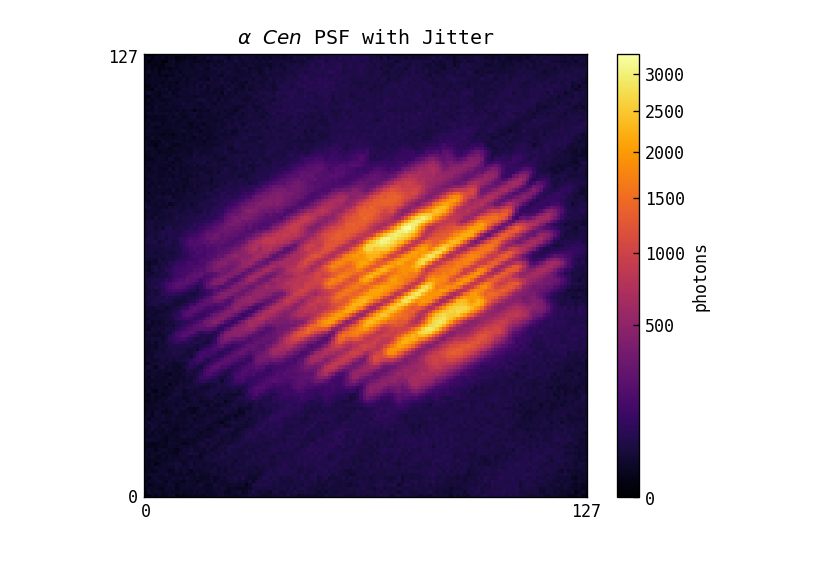
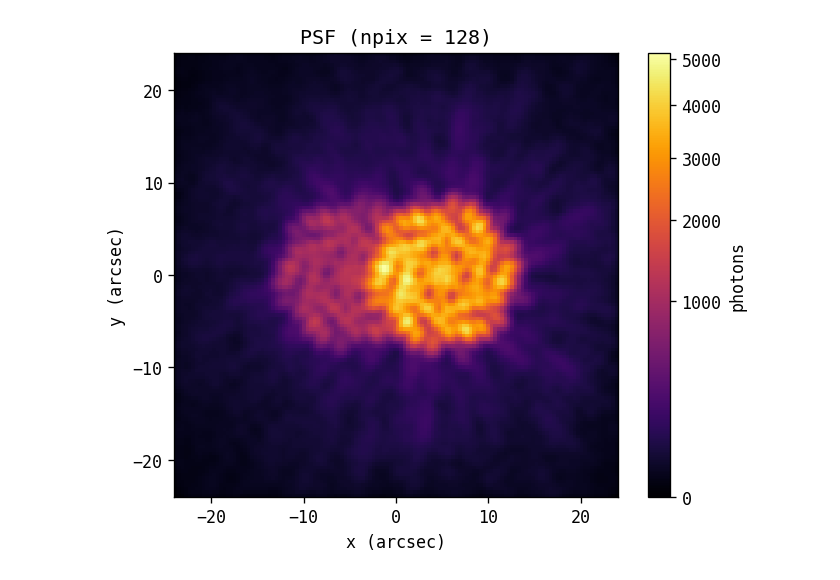
Before and after one commit to maxecharles/toliman-phd, a Jupyter notebook: main.ipynb, the cells around one changed output. Cells and saved outputs as stored; diff of their text form; code cells hidden in the pictures.

Commit message:
asymmetric jitter working

```diff
--- a/main.ipynb
+++ b/main.ipynb
@@ -39,7 +21,0 @@ utils.PlotSqrtPSF(PSF, title=r'$\alpha$ $Cen$ Simulated PSF')
-# %%
-jitfunc = ac.get_jitter_func(optics, source)
-jitPSF = jitfunc(rad=30, angle=30, npsf=15)
-noisePSF = ac.add_noise_to_psf(jitPSF)
-utils.PlotSqrtPSF(noisePSF, title=r'$\alpha$ $Cen$ PSF with Jitter')
-# %% [output]
-[figure, removed]
@@ -47,0 +88,36 @@ a
+# %%
+pscale = .375  # arcsec/pixel
+det_npix = 128
+oversample = 4
+wf_npixels = 512
+kernel_size = 20
+covariance_matrix = 0.05*np.array([[1, 0], [0, 1]])
+# %%
+src = dlT.AlphaCen()
+osys = dlT.TolimanOptics(wf_npixels=512, psf_pixel_scale=pscale, psf_oversample=oversample, psf_npixels=det_npix*oversample)
+det = dl.LayeredDetector([
+    (ApplyAsymmetricJitter(cov=covariance_matrix, kernel_size=kernel_size), 'Jitter'),
+    (dl.IntegerDownsample(oversample), 'Downsample'),
+])
+
+tel = dl.Instrument(sources=src, optics=osys, detector=det)
+# %%
+PSF = tel.model()
+
+l = PSF.shape[0] / 2
+
+fig, ax = plt.subplots()
+im = ax.imshow(PSF,
+               cmap='inferno',
+               norm=colors.PowerNorm(gamma=0.5),
+               extent=pscale*np.array([-l, l, -l, l]),
+               )
+fig.colorbar(im, ax=ax, label='photons')
+ax.set(
+        title='PSF (npix = {})'.format(det_npix),
+        xlabel='x (arcsec)',
+        ylabel='y (arcsec)',
+        )
+plt.show()
+# %% [output]
+[figure, added]
```
Also changed, not shown: parts of 7 cells of this notebook, 2 other files.
